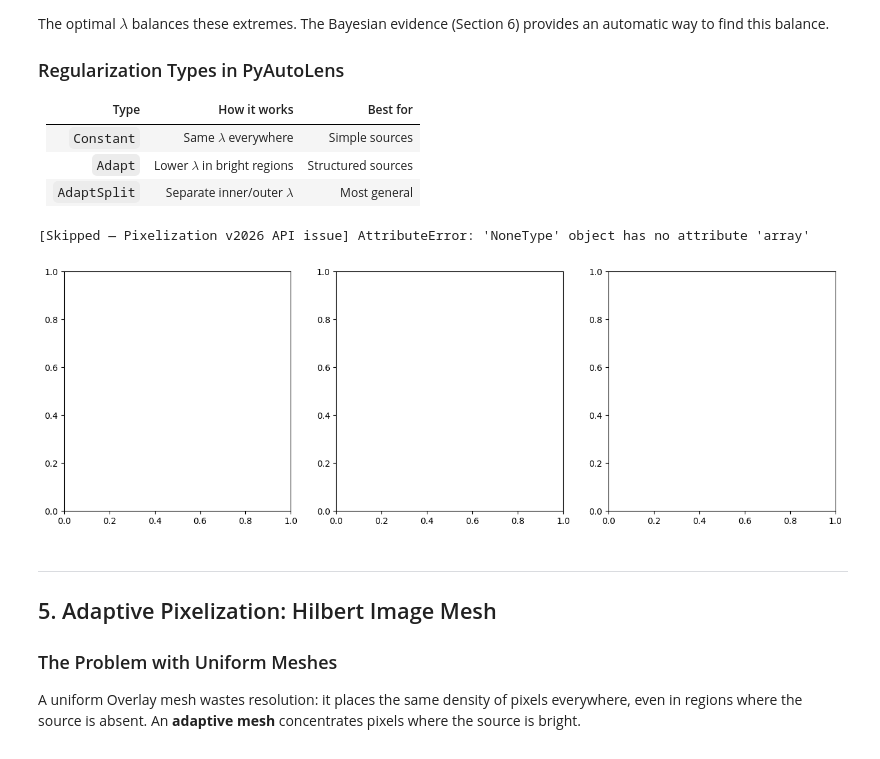
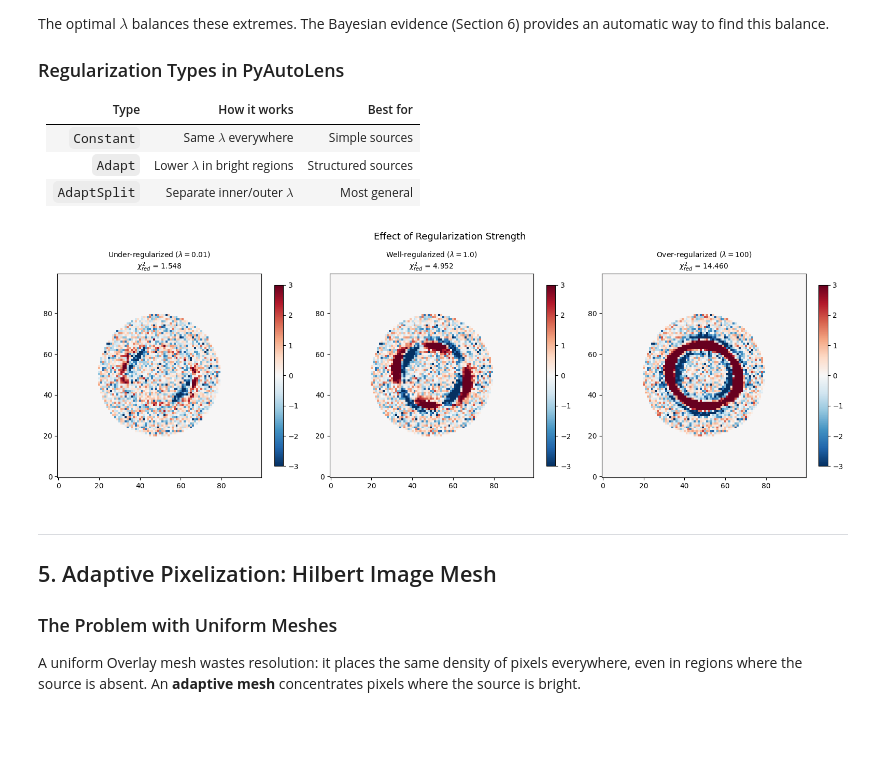
Before and after one commit to rodelcr/Learning_to_Autolens, a Jupyter notebook: Solutions/05_pixelized_sources_SOLVED.ipynb, the cells around one changed output. Saved outputs shown, nothing was run; the diff lists cells and outputs as text; code cells hidden in the pictures; blank space fills up the shorter version.

```diff
--- a/Solutions/05_pixelized_sources_SOLVED.ipynb
+++ b/Solutions/05_pixelized_sources_SOLVED.ipynb
@@ -69,7 +69,7 @@ try:
     fig, axes = plt.subplots(1, len(resolutions), figsize=(16, 4))
     for ax, res in zip(axes, resolutions):
         src = al.Galaxy(redshift=1.0, pixelization=al.Pixelization(
-            mesh=al.mesh.Delaunay(pixels=100), regularization=al.reg.Constant(coefficient=1.0)))
+            mesh=al.mesh.RectangularAdaptDensity(shape=(100,100)), regularization=al.reg.Constant(coefficient=1.0)))
         tracer = al.Tracer(galaxies=[lens_fix, src])
         fit = al.FitImaging(dataset=dataset, tracer=tracer)
         norm_res = fit.normalized_residual_map.native
@@ -98,7 +97,7 @@ try:
             mass=al.mp.Isothermal(centre=(0.0,0.0), ell_comps=(0.1,0.05), einstein_radius=te),
             shear=al.mp.ExternalShear(gamma_1=0.05, gamma_2=0.05))
         src = al.Galaxy(redshift=1.0, pixelization=al.Pixelization(
-            mesh=al.mesh.Delaunay(pixels=100), regularization=al.reg.Constant(coefficient=1.0)))
+            mesh=al.mesh.RectangularAdaptDensity(shape=(100,100)), regularization=al.reg.Constant(coefficient=1.0)))
         tracer = al.Tracer(galaxies=[lens_wrong, src])
         fit = al.FitImaging(dataset=dataset, tracer=tracer)
         ax.imshow(fit.normalized_residual_map.native, origin="lower", cmap="RdBu_r", vmin=-5, vmax=5)
@@ -286,7 +284,7 @@ try:
     source_rectangular = al.Galaxy(
         redshift=1.0,
         pixelization=al.Pixelization(
-            mesh=al.mesh.Delaunay(pixels=100),
+            mesh=al.mesh.RectangularAdaptDensity(shape=(100,100)),
             regularization=al.reg.Constant(
                 coefficient=1.0,         # Regularization strength λ
             ),
@@ -359,36 +357,35 @@ try:
     for ax, lam, title in zip(
         axes,
         [0.01, 10.0, 100.0],
         [r"Under-regularized ($\lambda = 0.01$)",
          r"Well-regularized ($\lambda = 1.0$)",
          r"Over-regularized ($\lambda = 100$)"],
     ):
         source_test = al.Galaxy(
             redshift=1.0,
             pixelization=al.Pixelization(
-                mesh=al.mesh.Delaunay(pixels=100),
+                mesh=al.mesh.RectangularAdaptDensity(shape=(100,100)),
                 regularization=al.reg.Constant(coefficient=lam),
             ),
         )
         tracer_test = al.Tracer(galaxies=[lens_galaxy, source_test])
         fit_test = al.FitImaging(dataset=dataset, tracer=tracer_test)
 
         # Plot normalized residuals
         norm_res = fit_test.normalized_residual_map.native
         im = ax.imshow(norm_res, origin="lower", cmap="RdBu_r", vmin=-3, vmax=3)
         ax.set_title(f"{title}\n$\\chi^2_{{red}}$ = {fit_test.chi_squared / fit_test.mask.pixels_in_mask:.3f}",
                      fontsize=10)
         plt.colorbar(im, ax=ax, shrink=0.8)
 
     plt.suptitle("Effect of Regularization Strength", fontsize=13, y=1.02)
     plt.tight_layout()
     plt.show()
 
 except Exception as _e:
     print(f"[Skipped — Pixelization v2026 API issue] {type(_e).__name__}: {_e}")
 # %% [output]
-[Skipped — Pixelization v2026 API issue] AttributeError: 'NoneType' object has no attribute 'array'
-[figure, old version]
+[figure, new version]
 # %% [markdown]
 ---
 
```
Also changed, not shown: parts of 7 cells of this notebook, 1 other file.
